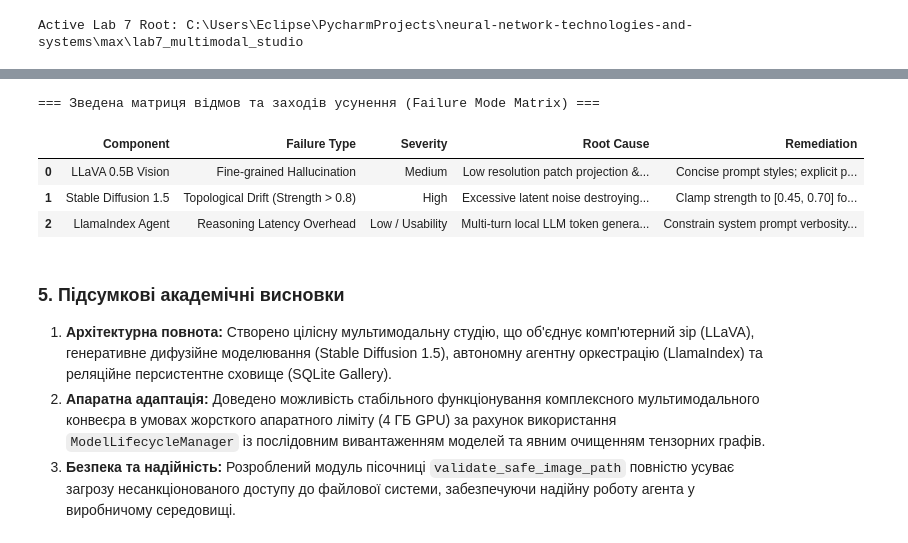
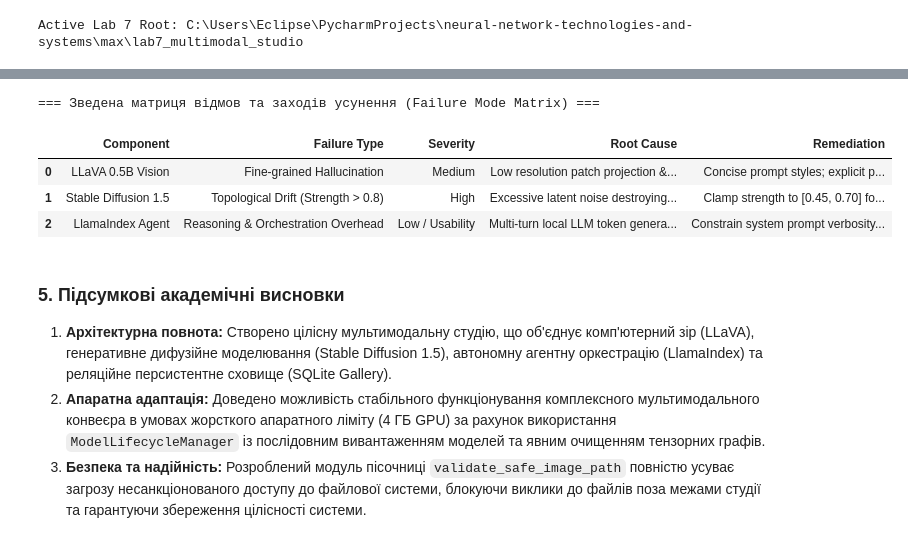
Before and after one commit to Eclipse-XS/Neural-Network-Labs-Max, a Jupyter notebook: lab7_multimodal_studio/notebooks/03_evaluation_and_analysis.ipynb, the cells around one changed output, grey strips where cells are left out. Cells and saved outputs as stored; diff of their text form; code cells hidden in the pictures.

```diff
--- a/lab7_multimodal_studio/notebooks/03_evaluation_and_analysis.ipynb
+++ b/lab7_multimodal_studio/notebooks/03_evaluation_and_analysis.ipynb
@@ -283,40 +301,40 @@ plt.show()
 # %%
 failure_modes = [
     {
         'Component': 'LLaVA 0.5B Vision',
         'Failure Type': 'Fine-grained Hallucination',
         'Severity': 'Medium',
         'Root Cause': 'Low resolution patch projection & strong text prior',
         'Remediation': 'Concise prompt styles; explicit presence verification'
     },
     {
         'Component': 'Stable Diffusion 1.5',
         'Failure Type': 'Topological Drift (Strength > 0.8)',
         'Severity': 'High',
         'Root Cause': 'Excessive latent noise destroying edge guidance',
         'Remediation': 'Clamp strength to [0.45, 0.70] for preservation'
     },
     {
         'Component': 'LlamaIndex Agent',
-        'Failure Type': 'Reasoning Latency Overhead',
+        'Failure Type': 'Reasoning & Orchestration Overhead',
         'Severity': 'Low / Usability',
-        'Root Cause': 'Multi-turn local LLM token generation for CoT',
-        'Remediation': 'Constrain system prompt verbosity; tool caching'
+        'Root Cause': 'Multi-turn local LLM token generation & workflow step dispatch',
+        'Remediation': 'Constrain system prompt verbosity; tool result caching'
     }
 ]
 
 df_fail = pd.DataFrame(failure_modes)
 print('=== Зведена матриця відмов та заходів усунення (Failure Mode Matrix) ===')
 display(df_fail)
 # %% [output]
 === Зведена матриця відмов та заходів усунення (Failure Mode Matrix) ===
 |  | Component | Failure Type | Severity | Root Cause | Remediation |
 | 0 | LLaVA 0.5B Vision | Fine-grained Hallucination | Medium | Low resolution patch projection &... | Concise prompt styles; explicit p... |
 | 1 | Stable Diffusion 1.5 | Topological Drift (Strength > 0.8) | High | Excessive latent noise destroying... | Clamp strength to [0.45, 0.70] fo... |
-| 2 | LlamaIndex Agent | Reasoning Latency Overhead | Low / Usability | Multi-turn local LLM token genera... | Constrain system prompt verbosity... |
+| 2 | LlamaIndex Agent | Reasoning & Orchestration Overhead | Low / Usability | Multi-turn local LLM token genera... | Constrain system prompt verbosity... |
 # %% [markdown]
 ### 5. Підсумкові академічні висновки
 
 1. **Архітектурна повнота:** Створено цілісну мультимодальну студію, що об'єднує комп'ютерний зір (LLaVA), генеративне дифузійне моделювання (Stable Diffusion 1.5), автономну агентну оркестрацію (LlamaIndex) та реляційне персистентне сховище (SQLite Gallery).
 2. **Апаратна адаптація:** Доведено можливість стабільного функціонування комплексного мультимодального конвеєра в умовах жорсткого апаратного ліміту (4 ГБ GPU) за рахунок використання `ModelLifecycleManager` із послідовним вивантаженням моделей та явним очищенням тензорних графів.
-3. **Безпека та надійність:** Розроблений модуль пісочниці `validate_safe_image_path` повністю усуває загрозу несанкціонованого доступу до файлової системи, забезпечуючи надійну роботу агента у виробничому середовищі.
+3. **Безпека та надійність:** Розроблений модуль пісочниці `validate_safe_image_path` повністю усуває загрозу несанкціонованого доступу до файлової системи, блокуючи виклики до файлів поза межами студії та гарантуючи збереження цілісності системи.
```
Also changed, not shown: parts of 10 cells of this notebook, 7 other files.
